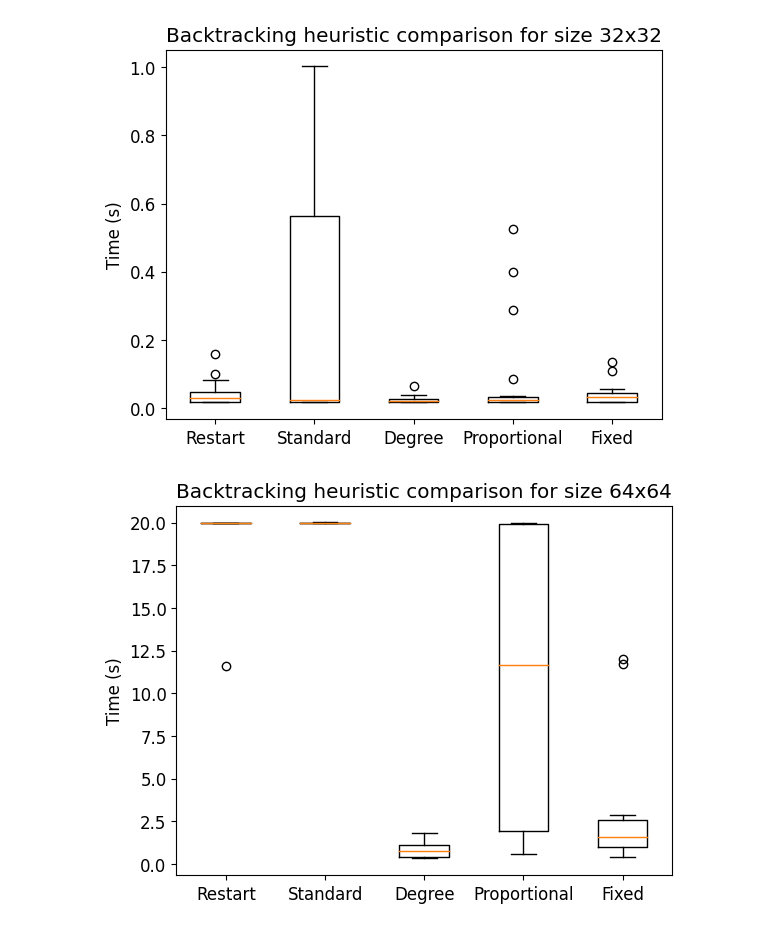
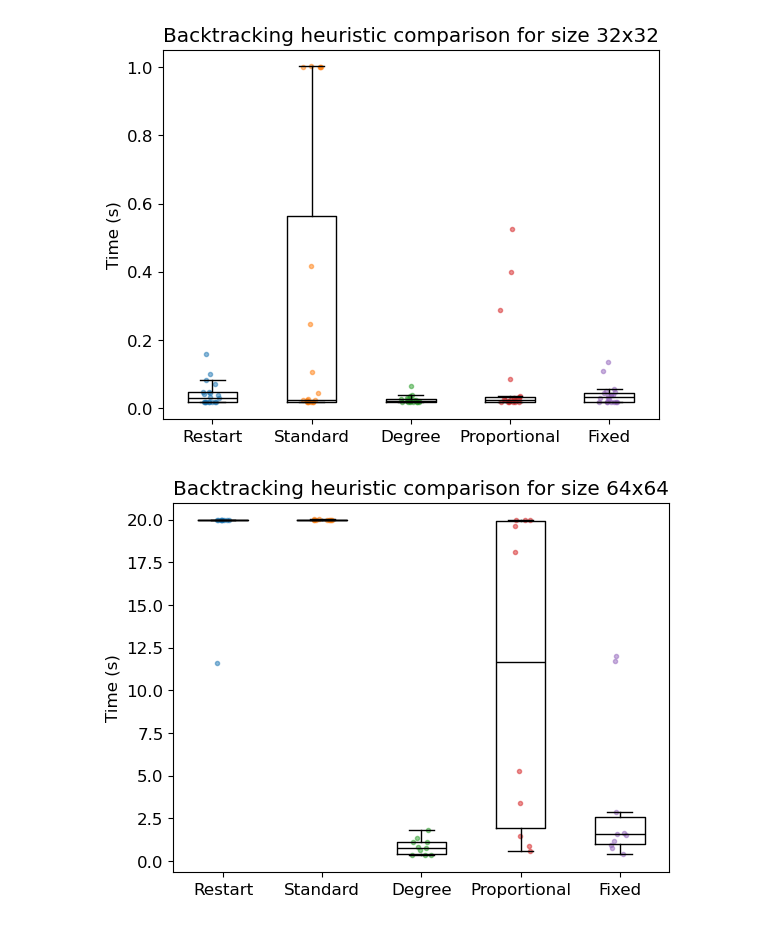
Before and after one commit to ria8651/hierarchical-wfc, a Jupyter notebook: benches/backtracking_process.ipynb, the cells around one changed output. Cells and saved outputs as stored; diff of their text form; code cells hidden in the pictures.

Commit message:
added samples to backtracking plots

```diff
--- a/benches/backtracking_process.ipynb
+++ b/benches/backtracking_process.ipynb
@@ -26,33 +26,39 @@ for i in range(1, len(data)):
 
     times[size][heuristic][0].append(time)
 
 # for size in times.keys():
 #     for heuristic in times[size].keys():
 #         if np.isnan(times[size][heuristic][0]):
 #             times[size][heuristic][0] = max_time[size] * 1.3
 
 sizes = times.keys()
 for size in sizes:
     # x = np.arange(len(bar[size].keys()))
     # y = [bar[key][0] for key in bar.keys()]
     # labels = [bar[key][2] for key in bar.keys()]
     y = [times[size][heuristic][0] for heuristic in times[size].keys()]
     labels = [times[size][heuristic][1] for heuristic in times[size].keys()]
 
     plt.rc('font', size=12)
 
     fig, ax = plt.subplots()
     # ax.set_ylim(0, max_time[size] * 1.3)
-    ax.boxplot(y)
+    # ax.violinplot(y)
+    for i, y_single in enumerate(y):
+        ax.plot(np.array([i+1] * len(y_single)) -0.1 + 0.2 *np.random.random( size=len(y_single)), y_single, '.', alpha=0.5)
+    for median in ax.boxplot(y, showfliers=False)['medians']:
+        median.set_color('k')
+
+    # ax.plot(y)
     ax.set_xticklabels(times[size].keys())
     # b = ax.bar(x, y, capsize=10, align='center', alpha=0.5)
     # ax.bar_label(b, labels=labels, label_type='center', rotation='vertical')
     # ax.set_xticks(x, bar[size].keys())
     ax.set_ylabel("Time (s)")
 
     plt.title("Backtracking heuristic comparison for size {}x{}".format(size, size))
     # plt.savefig("output/backtracking-{}.pdf".format(size))
     plt.show()
 # %% [output]
-[figure, old version]
+[figure, new version]
-[figure, old version]
+[figure, new version]
```
Also changed, not shown: parts of 1 cell of this notebook.
